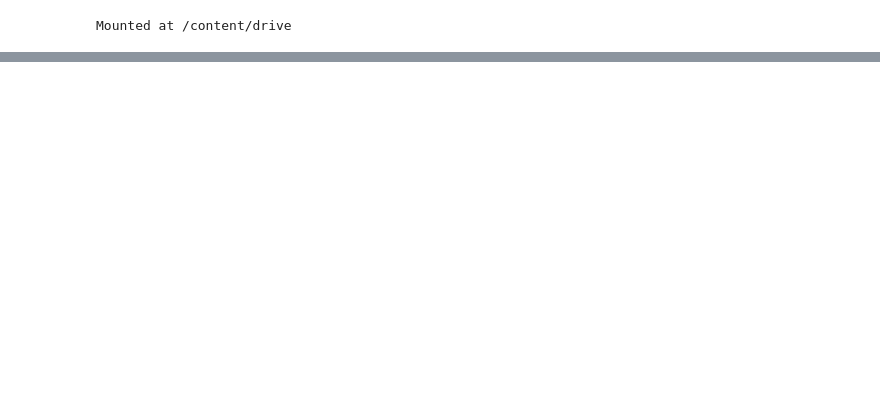
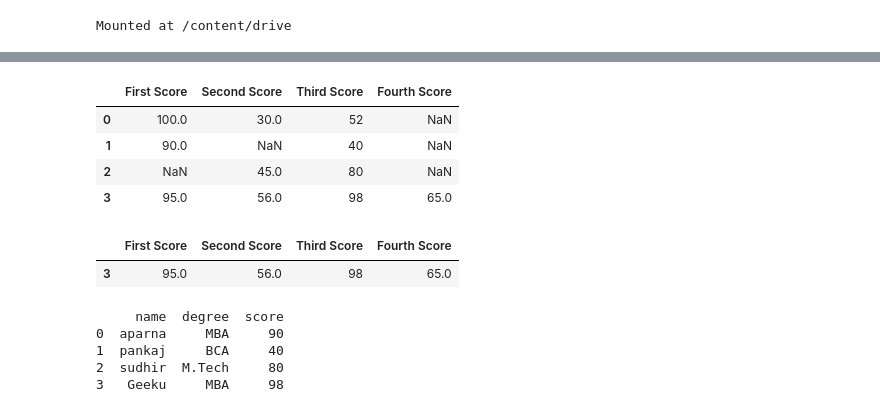
Before and after one commit to safiyabegm/Python_basic, a Jupyter notebook: Basic_Python.ipynb, the cells around one changed output, grey strips where cells are left out. Saved outputs shown, nothing was run; the diff lists cells and outputs as text; code cells hidden in the pictures; blank space fills up the shorter version.

```diff
--- a/Basic_Python.ipynb
+++ b/Basic_Python.ipynb
@@ -424,0 +557,67 @@ Mounted at /content/drive
+# %%
+#Dropping missing values using dropna() :
+# importing pandas as pd
+import pandas as pd
+
+# importing numpy as np
+import numpy as np
+
+# dictionary of lists
+dict = {'First Score':[100, 90, np.nan, 95],
+        'Second Score': [30, np.nan, 45, 56],
+        'Third Score':[52, 40, 80, 98],
+        'Fourth Score':[np.nan, np.nan, np.nan, 65]}
+
+# creating a dataframe from dictionary
+df = pd.DataFrame(dict)
+
+df
+# %% [output]
+|  | First Score | Second Score | Third Score | Fourth Score |
+| 0 | 100.0 | 30.0 | 52 | NaN |
+| 1 | 90.0 | NaN | 40 | NaN |
+| 2 | NaN | 45.0 | 80 | NaN |
+| 3 | 95.0 | 56.0 | 98 | 65.0 |
+# %%
+#Now we drop rows with at least one Nan value (Null value)
+
+# importing pandas as pd
+import pandas as pd
+
+# importing numpy as np
+import numpy as np
+
+# dictionary of lists
+dict = {'First Score':[100, 90, np.nan, 95],
+        'Second Score': [30, np.nan, 45, 56],
+        'Third Score':[52, 40, 80, 98],
+        'Fourth Score':[np.nan, np.nan, np.nan, 65]}
+
+# creating a dataframe from dictionary
+df = pd.DataFrame(dict)
+
+# using dropna() function
+df.dropna()
+# %% [output]
+|  | First Score | Second Score | Third Score | Fourth Score |
+| 3 | 95.0 | 56.0 | 98 | 65.0 |
+# %%
+#Iterating over rows :
+# importing pandas as pd
+import pandas as pd
+
+# dictionary of lists
+dict = {'name':["aparna", "pankaj", "sudhir", "Geeku"],
+        'degree': ["MBA", "BCA", "M.Tech", "MBA"],
+        'score':[90, 40, 80, 98]}
+
+# creating a dataframe from a dictionary
+df = pd.DataFrame(dict)
+
+print(df)
+# %% [output]
+     name  degree  score
+0  aparna     MBA     90
+1  pankaj     BCA     40
+2  sudhir  M.Tech     80
+3   Geeku     MBA     98
```
Also changed, not shown: parts of 18 cells of this notebook.
